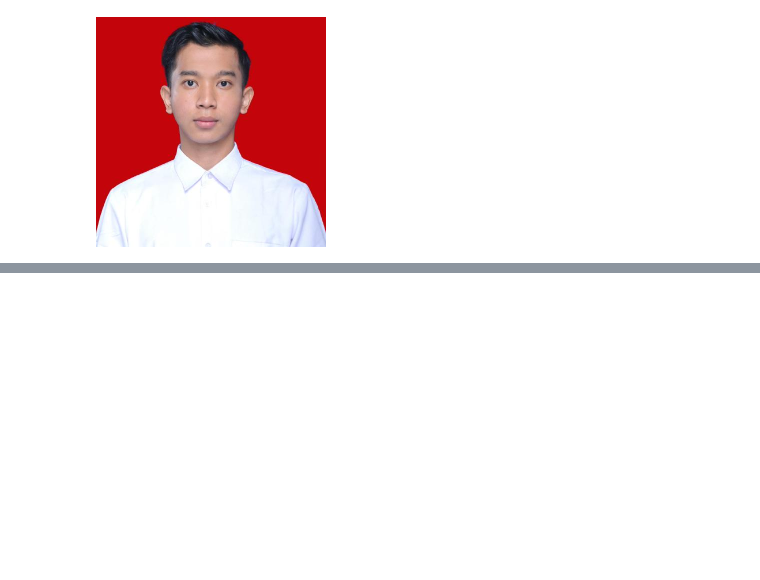
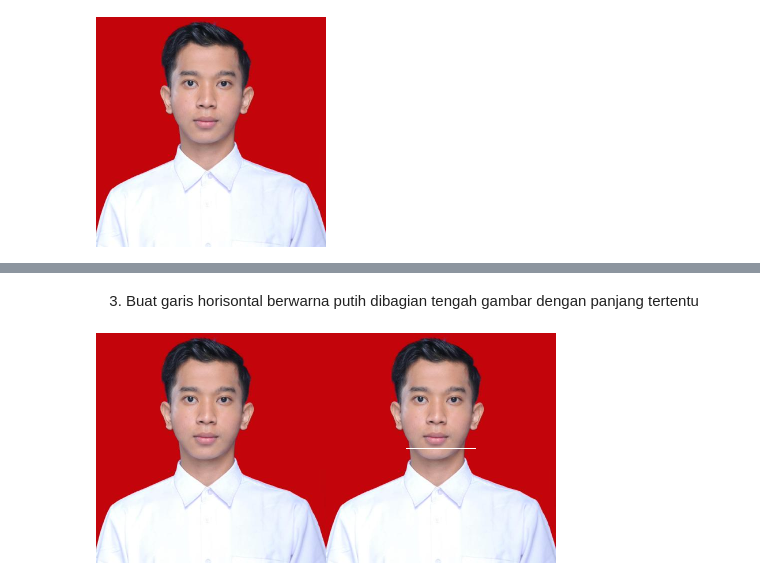
Before and after one commit to FirmanJK/PCVK25_3F_19, a Jupyter notebook: Week1_19.ipynb, the cells around one changed output, grey strips where cells are left out. Cells and saved outputs as stored; diff of their text form; code cells hidden in the pictures; blank space fills up the shorter version.

```diff
--- a/Week1_19.ipynb
+++ b/Week1_19.ipynb
@@ -73,0 +115,14 @@ resolusi image: tinggi x lebar = 230 x 230
+# %% [markdown]
+3. Buat garis horisontal berwarna putih dibagian tengah gambar dengan
+panjang tertentu
+# %%
+image_2 = cv.cvtColor(image, cv.COLOR_BGR2RGB)
+image_6 = cv.cvtColor(image, cv.COLOR_BGR2RGB)
+
+for i in range(80, 150):
+  image_6[int(tinggi/2), i] = [255,255,255]
+
+final_frame = cv.hconcat((image_2, image_6))
+cv2_imshow(final_frame)
+# %% [output]
+[figure, added]
```
Also changed, not shown: parts of 13 cells of this notebook.
